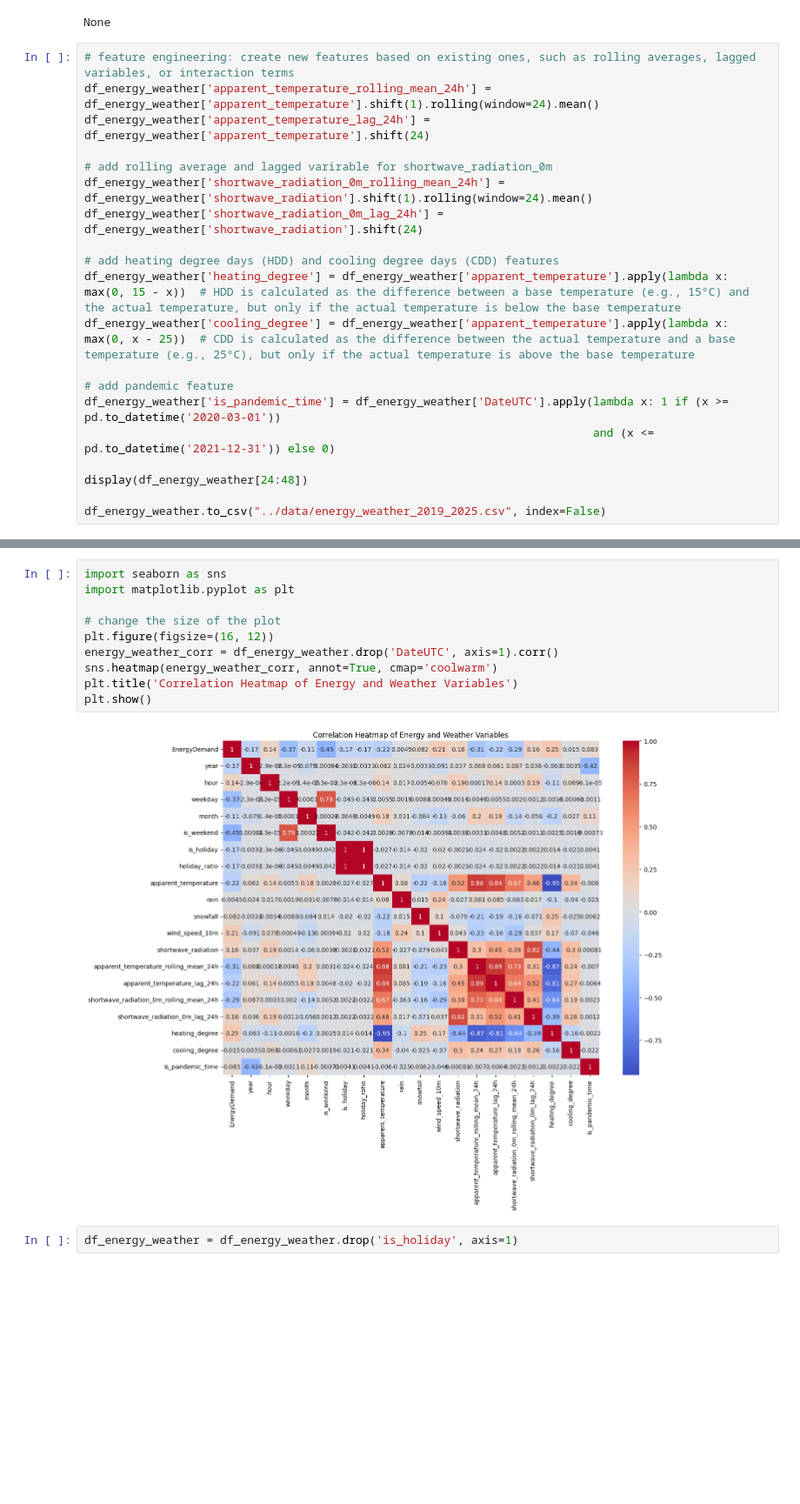
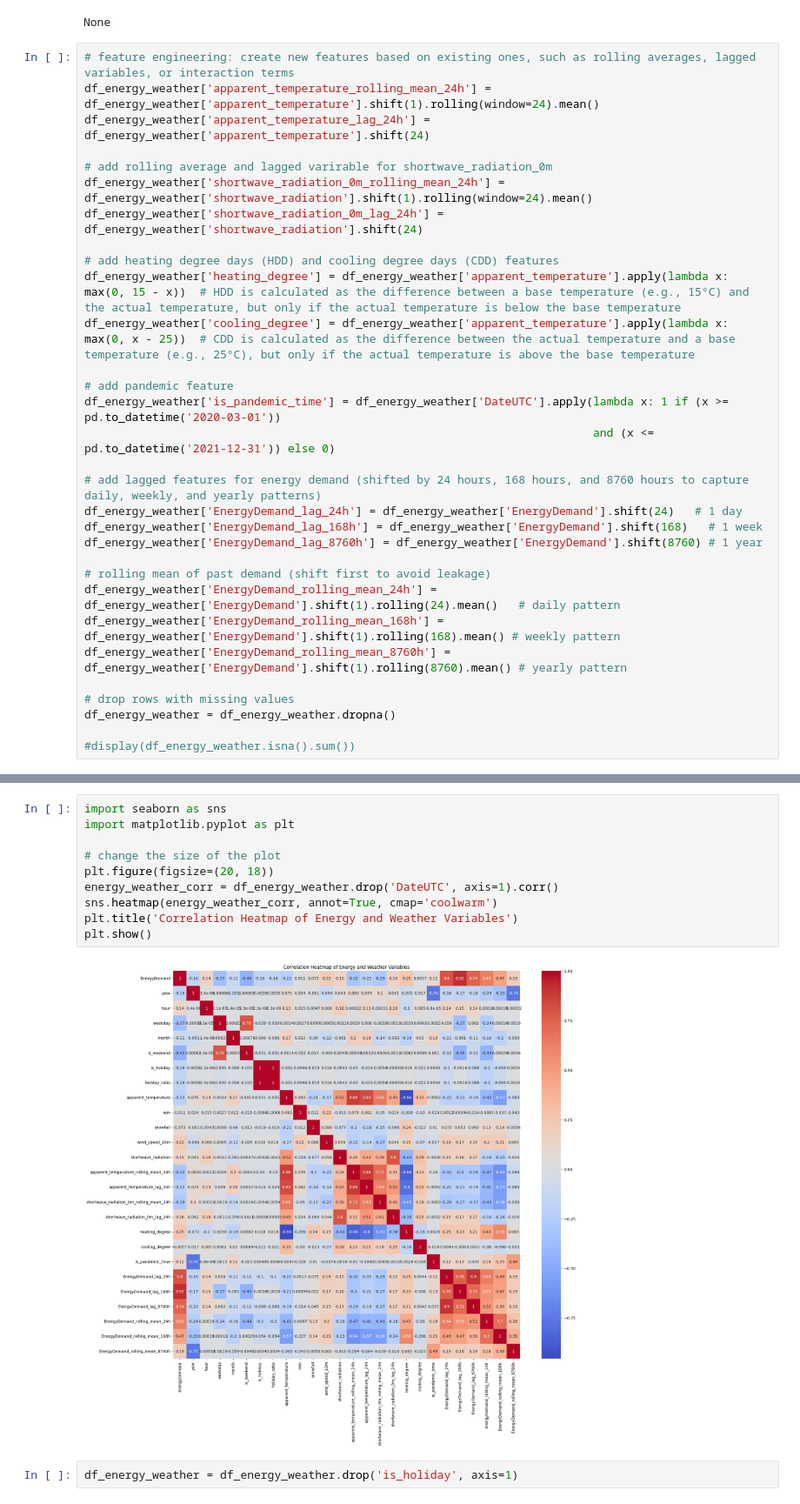
Before and after one commit to SW-oasen/electricity_demannd_de, a Jupyter notebook: notebook_edit/03_eda_energy_weather.ipynb, the cells around one changed output, grey strips where cells are left out. Shown at 87% size. Drawn from its saved outputs; the diff is of its cells as text; blank space fills up the shorter version.

```diff
--- a/notebook_edit/03_eda_energy_weather.ipynb
+++ b/notebook_edit/03_eda_energy_weather.ipynb
@@ -70,6 +70,17 @@ df_energy_weather['cooling_degree'] = df_energy_weather['apparent_temperature'].
 df_energy_weather['is_pandemic_time'] = df_energy_weather['DateUTC'].apply(lambda x: 1 if (x >= pd.to_datetime('2020-03-01'))
                                                                            and (x <= pd.to_datetime('2021-12-31')) else 0)
 
-display(df_energy_weather[24:48])
+# add lagged features for energy demand (shifted by 24 hours, 168 hours, and 8760 hours to capture daily, weekly, and yearly patterns)
+df_energy_weather['EnergyDemand_lag_24h'] = df_energy_weather['EnergyDemand'].shift(24)   # 1 day
+df_energy_weather['EnergyDemand_lag_168h'] = df_energy_weather['EnergyDemand'].shift(168)   # 1 week
+df_energy_weather['EnergyDemand_lag_8760h'] = df_energy_weather['EnergyDemand'].shift(8760) # 1 year
 
-df_energy_weather.to_csv("../data/energy_weather_2019_2025.csv", index=False)
+# rolling mean of past demand (shift first to avoid leakage)
+df_energy_weather['EnergyDemand_rolling_mean_24h'] = df_energy_weather['EnergyDemand'].shift(1).rolling(24).mean()   # daily pattern
+df_energy_weather['EnergyDemand_rolling_mean_168h'] = df_energy_weather['EnergyDemand'].shift(1).rolling(168).mean() # weekly pattern
+df_energy_weather['EnergyDemand_rolling_mean_8760h'] = df_energy_weather['EnergyDemand'].shift(1).rolling(8760).mean() # yearly pattern
+
+# drop rows with missing values
+df_energy_weather = df_energy_weather.dropna()
+
+#display(df_energy_weather.isna().sum())
@@ -76,15 +89,15 @@ df_energy_weather.to_csv("../data/energy_weather_2019_2025.csv", index=False)
 # %%
 import seaborn as sns
 import matplotlib.pyplot as plt
 
 # change the size of the plot
-plt.figure(figsize=(16, 12))
+plt.figure(figsize=(20, 18))
 energy_weather_corr = df_energy_weather.drop('DateUTC', axis=1).corr()
 sns.heatmap(energy_weather_corr, annot=True, cmap='coolwarm')
 plt.title('Correlation Heatmap of Energy and Weather Variables')
 plt.show()
 # %% [output]
-[figure, old version]
+[figure, new version]
 # %%
 df_energy_weather = df_energy_weather.drop('is_holiday', axis=1)
 # %%
```
Also changed, not shown: parts of 1 cell of this notebook, 6 other files.
